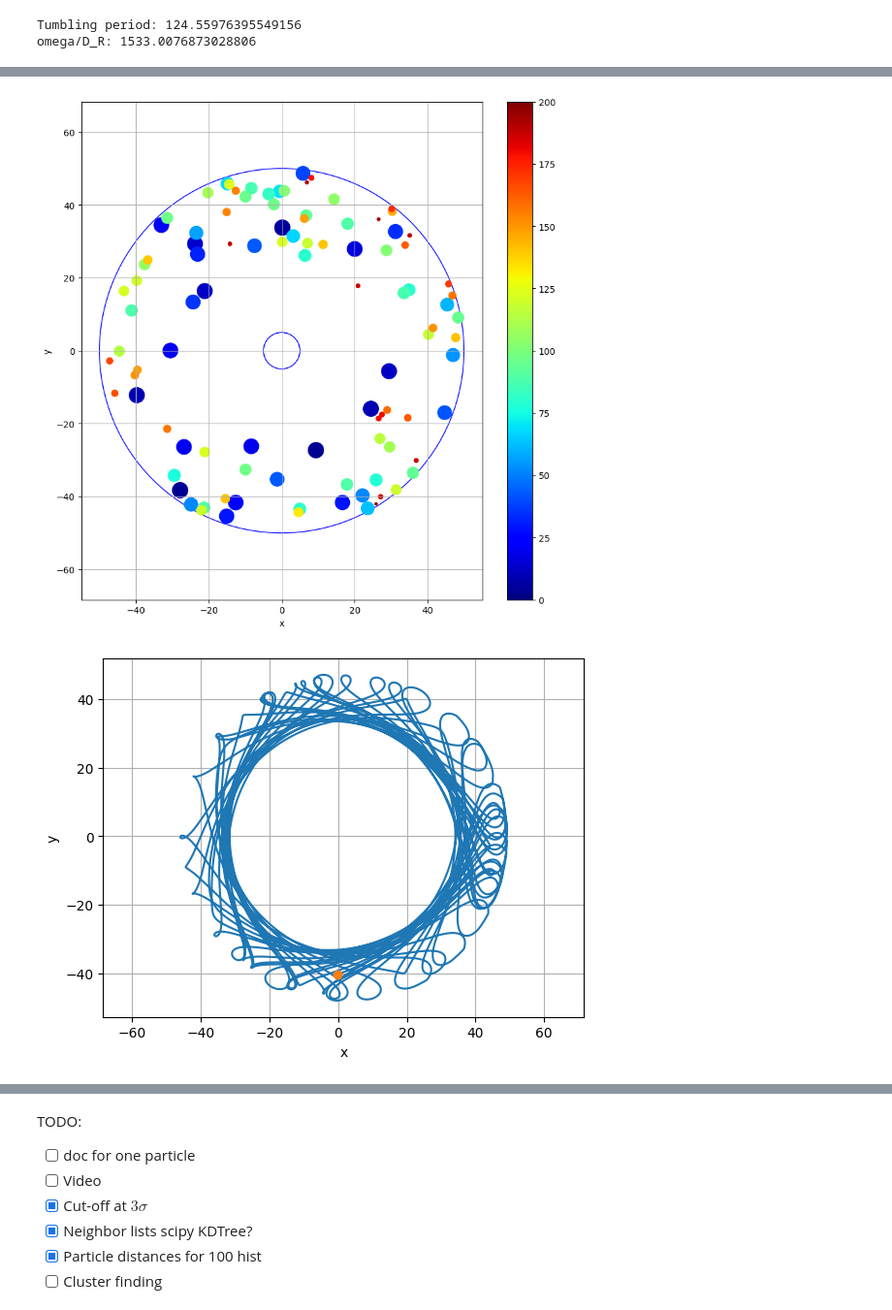
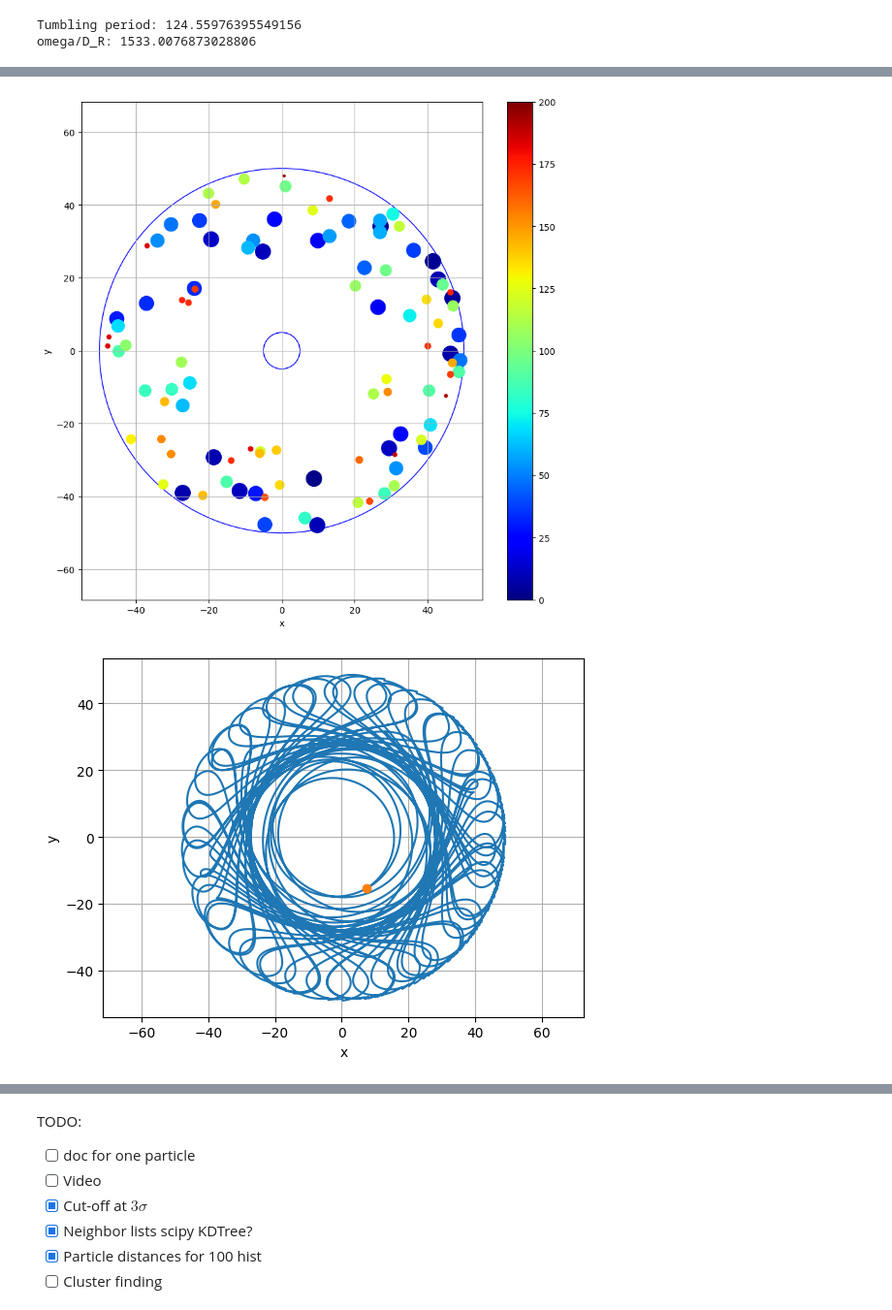
Before and after one commit to dzinty/microswimmers, a Jupyter notebook: many_swimmers_euler.ipynb, the cells around one changed output, grey strips where cells are left out. Shown at 97% size. Drawn from its saved outputs; the diff is of its cells as text; code cells hidden in the pictures.

```diff
--- a/many_swimmers_euler.ipynb
+++ b/many_swimmers_euler.ipynb
@@ -452,9 +511,9 @@ fig, axs = plt.subplots(1, 2, figsize = (12,5))
 
 
 for i in range(N):
-    psi = np.arctan2(Rs_sol[i][:, 1], Rs_sol[i][:, 0])
-    phi = np.arctan2(ps_sol[i][:, 1], ps_sol[i][:, 0])
-    r = np.linalg.norm(Rs_sol[i][:, :2], axis=1)
+    psi = np.arctan2(Rs_sol[:, i, 1], Rs_sol[:, i, 0])
+    phi = np.arctan2(ps_sol[:, i, 1], ps_sol[:, i, 0])
+    r = np.linalg.norm(Rs_sol[:, i, :2], axis=1)
 
     axs[0].plot(t, psi, label=f'psi{i}')
     #axs[0].plot(t, phi, label=f'phi{i}')
@@ -475,7 +534,7 @@ for i in range(N):
 ax = plt.figure().add_subplot(projection='3d')
 
 for i in range(N):
-    ax.plot(Rs_sol[i][:, 0], Rs_sol[i][:, 1], Rs_sol[i][:, 2])
+    ax.plot(Rs_sol[:, i, 0], Rs_sol[:, i, 1], Rs_sol[:, i, 2])
 
 X1,Y1,Z1 = data_for_cylinder_along_z(R1, L, 0)
 ax.plot_surface(X1, Y1, Z1, alpha=0.5)
@@ -495,12 +554,10 @@ plt.show()
 fig, axs = plt.subplots()
 
 for i in range(N):
-    axs.plot(Rs_sol[i][:,0], Rs_sol[i][:,1], label=f'i')
-    #axs[i][1].plot(t, Rs_sol[i][:,2], label='z')
-    axs.set_xlabel('x')
-    axs.set_ylabel('y')
-    axs.grid(True)
-    #plt.plot(Rs_sol[i][:,-1])
+    axs.plot(Rs_sol[:,i,0], Rs_sol[:,i,1], label=f'i')
+axs.set_xlabel('x')
+axs.set_ylabel('y')
+axs.grid(True)
 axs.axis('equal')
 plt.show()
 # %% [output]
@@ -634,7 +699,7 @@ save_output(t_noisy_tumb, Rs_sol_noisy_tumb, ps_sol_noisy_tumb, 0.5)
 # %% [markdown]
 ### Omega = 5
 # %%
-ps_sol_noisy_tumb_5, Rs_sol_noisy_tumb_5, t_noisy_tumb_5 = solver(5, euler, N, np.array(p0s), np.array(R0s), 0.1, 5000, noise = True)
+ps_sol_noisy_tumb_5, Rs_sol_noisy_tumb_5, t_noisy_tumb_5 = solver(5, euler, N, np.array(p0s), np.array(R0s), 0.1, 50000, noise = True)
 # %% [output]
 Tumbling period: 124.55976395549156
 omega/D_R: 1533.0076873028806
@@ -645,11 +710,11 @@ plot_state(Rs_sol_noisy_tumb_5[:][:,-1])
 # %%
-plot_2d(Rs_sol_noisy_tumb_5[:,-1,:])
+plot_2d(Rs_sol_noisy_tumb_5[-1,:,:])
 # %% [output]
-[figure, old version]
+[figure, new version]
 # %%
-plot_trajectory(Rs_sol_noisy_tumb_5[10])
+plot_trajectory(Rs_sol_noisy_tumb_5[:, 10, :])
 # %% [output]
-[figure, old version]
+[figure, new version]
 # %%
 TT = int(T_tumb*10)
 n = 30
```
Also changed, not shown: parts of 57 cells of this notebook.
